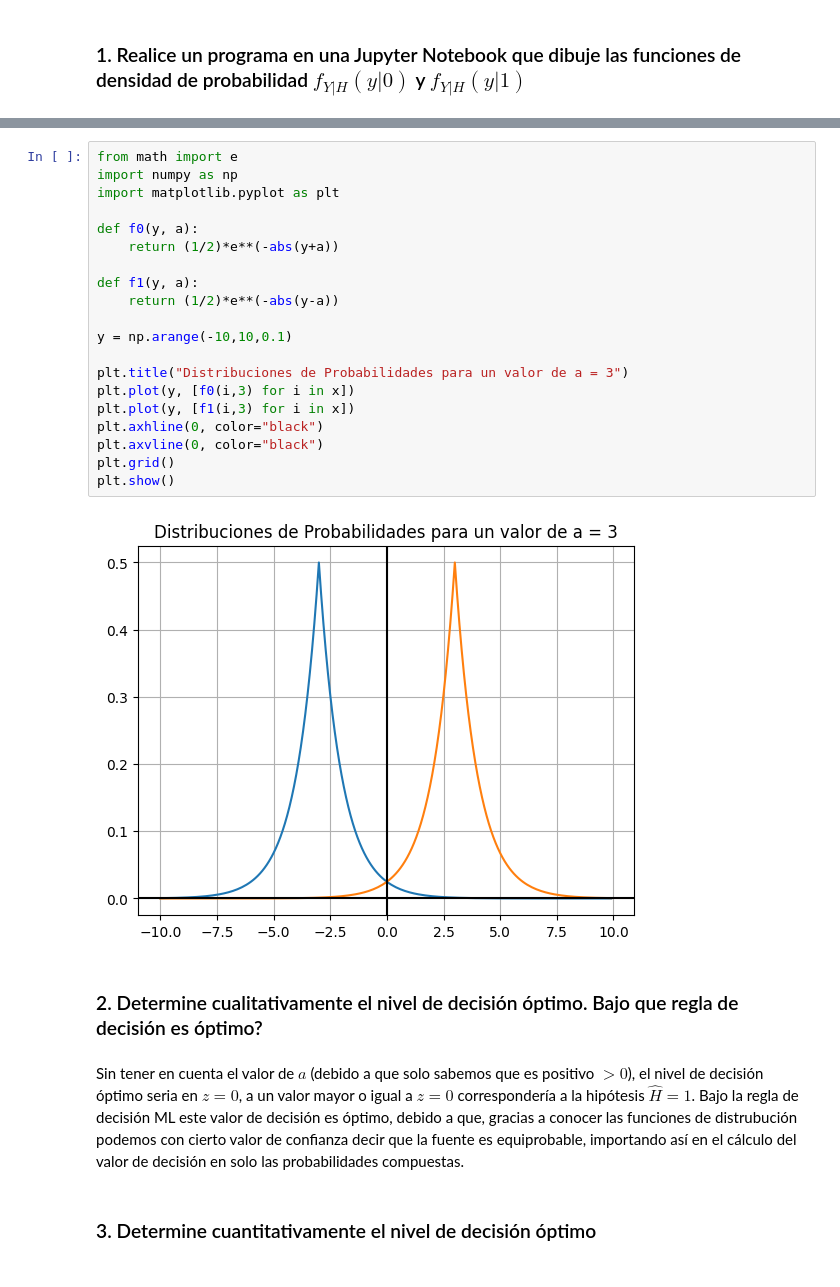
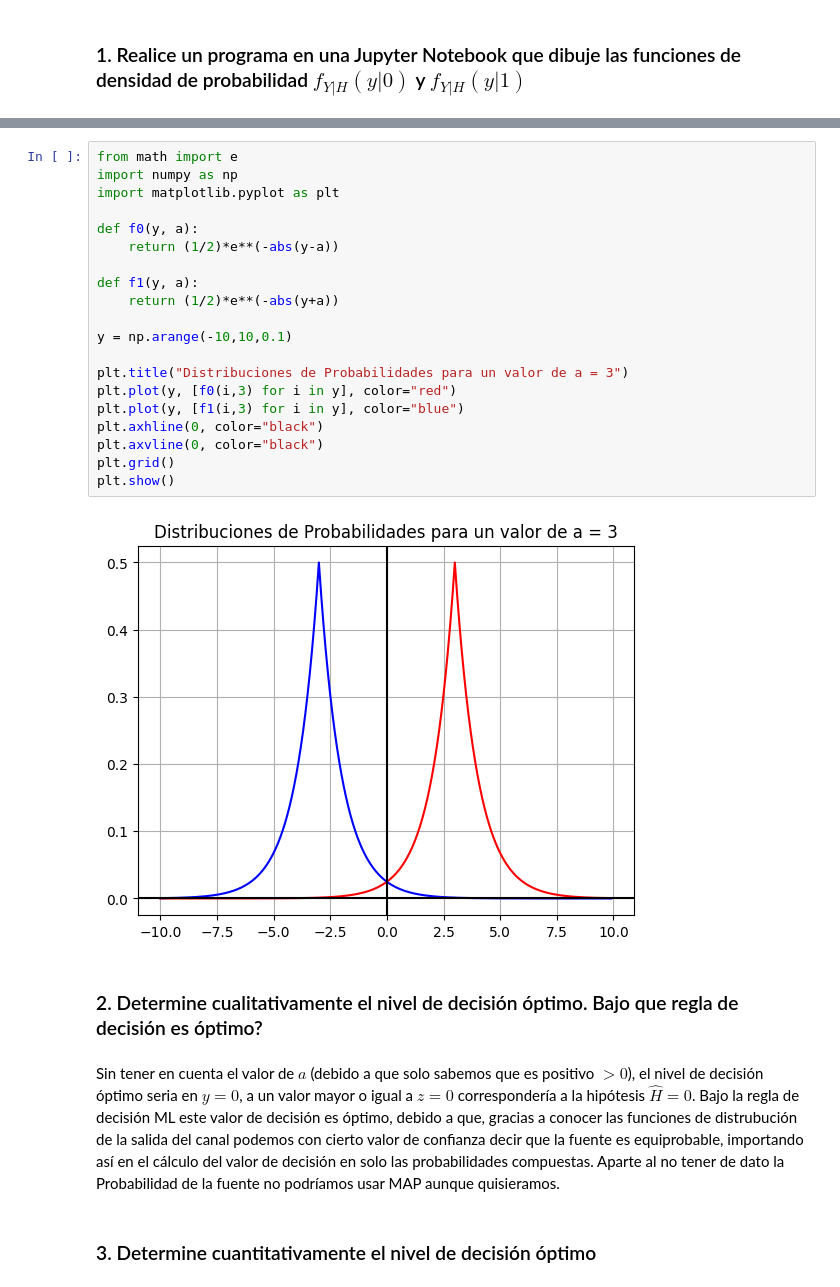
Before and after one commit to simi-sai/Com_Digitales, a Jupyter notebook: Ejercicios/Ejercicio 12.ipynb, the cells around one changed output, grey strips where cells are left out. Cells and saved outputs as stored; diff of their text form.

```diff
--- a/Ejercicios/Ejercicio 12.ipynb
+++ b/Ejercicios/Ejercicio 12.ipynb
@@ -28,29 +36,29 @@ Se tiene que el valor de $\mu$ es la media de la variable $Z$, por ende debe ser
 # %%
 from math import e
 import numpy as np
 import matplotlib.pyplot as plt
 
 def f0(y, a):
-    return (1/2)*e**(-abs(y+a))
+    return (1/2)*e**(-abs(y-a))
 
 def f1(y, a):
-    return (1/2)*e**(-abs(y-a))
+    return (1/2)*e**(-abs(y+a))
 
 y = np.arange(-10,10,0.1)
 
 plt.title("Distribuciones de Probabilidades para un valor de a = 3")
-plt.plot(y, [f0(i,3) for i in x])
-plt.plot(y, [f1(i,3) for i in x])
+plt.plot(y, [f0(i,3) for i in y], color="red")
+plt.plot(y, [f1(i,3) for i in y], color="blue")
 plt.axhline(0, color="black")
 plt.axvline(0, color="black")
 plt.grid()
 plt.show()
 # %% [output]
-[figure, old version]
+[figure, new version]
 # %% [markdown]
 ### 2. Determine cualitativamente el nivel de decisión óptimo. Bajo que regla de decisión es óptimo?
 # %% [markdown]
-Sin tener en cuenta el valor de $a$ (debido a que solo sabemos que es positivo $> 0$), el nivel de decisión óptimo seria en $z = 0$, a un valor mayor o igual a $z = 0$ correspondería a la hipótesis $\hat{H} = 1$. Bajo la regla de decisión ML este valor de decisión es óptimo, debido a que, gracias a conocer las funciones de distrubución podemos con cierto valor de confianza decir que la fuente es equiprobable, importando así en el cálculo del valor de decisión en solo las probabilidades compuestas.
+Sin tener en cuenta el valor de $a$ (debido a que solo sabemos que es positivo $> 0$), el nivel de decisión óptimo seria en $y = 0$, a un valor mayor o igual a $z = 0$ correspondería a la hipótesis $\hat{H} = 0$. Bajo la regla de decisión ML este valor de decisión es óptimo, debido a que, gracias a conocer las funciones de distrubución de la salida del canal podemos con cierto valor de confianza decir que la fuente es equiprobable, importando así en el cálculo del valor de decisión en solo las probabilidades compuestas. Aparte al no tener de dato la Probabilidad de la fuente no podríamos usar MAP aunque quisieramos.
 # %% [markdown]
 ### 3. Determine cuantitativamente el nivel de decisión óptimo
 # %% [markdown]
```
Also changed, not shown: parts of 3 cells of this notebook, 6 other files.
